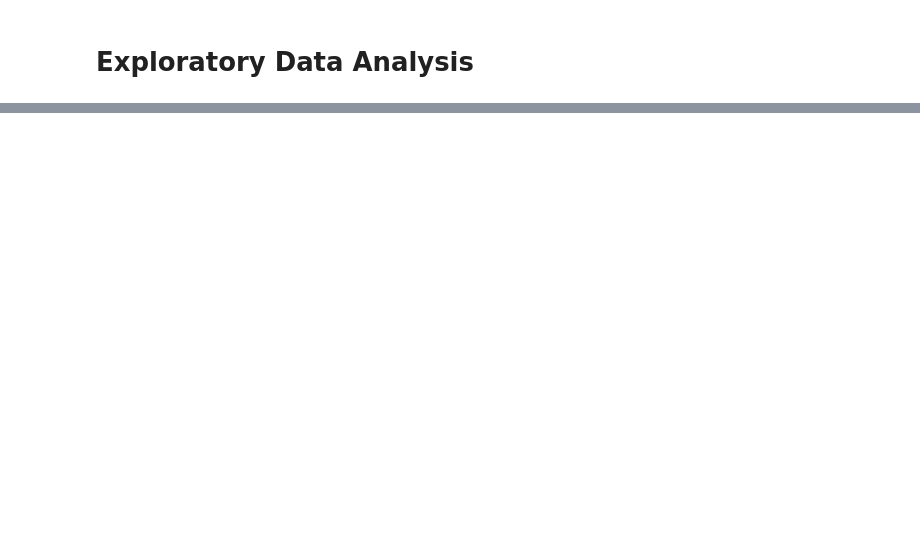
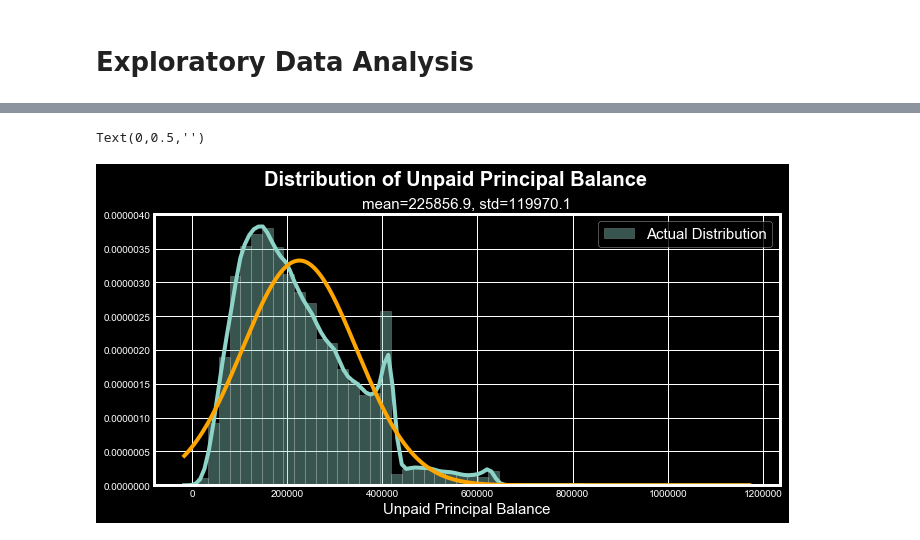
Before and after one commit to MitchellEwing/Freddie-Mac-Housing-Loans, a Jupyter notebook: Freddie-Mac-Single-Family-Loans.ipynb, the cells around one changed output, grey strips where cells are left out. Saved outputs shown, nothing was run; the diff lists cells and outputs as text; code cells hidden in the pictures; blank space fills up the shorter version.

```diff
--- a/Freddie-Mac-Single-Family-Loans.ipynb
+++ b/Freddie-Mac-Single-Family-Loans.ipynb
@@ -471,0 +689,19 @@ df2.head()
+# %%
+# Set aesthetics.
+plt.style.use('dark_background')
+f, ax = plt.subplots(ncols=1, figsize=(10, 5))
+f.suptitle('Distribution of Unpaid Principal Balance', weight='bold', size=20, y=1)
+ax.set_title('mean=%.1f, std=%.1f'%(mean_upb, std_upb), size=15)
+
+# Distplot.
+sns.distplot(df['unpaid_princ_bal'], fit_kws={'color':'orange'},
+             kde=True, fit=norm, label='Actual Distribution')
+
+# Legend.
+ax.legend(loc='best', prop={'size':15})
+
+ax.set_xlabel('Unpaid Principal Balance', size=15)
+ax.set_ylabel('')
+# %% [output]
+Text(0,0.5,'')
+[figure, added]
```
Also changed, not shown: parts of 42 cells of this notebook.
